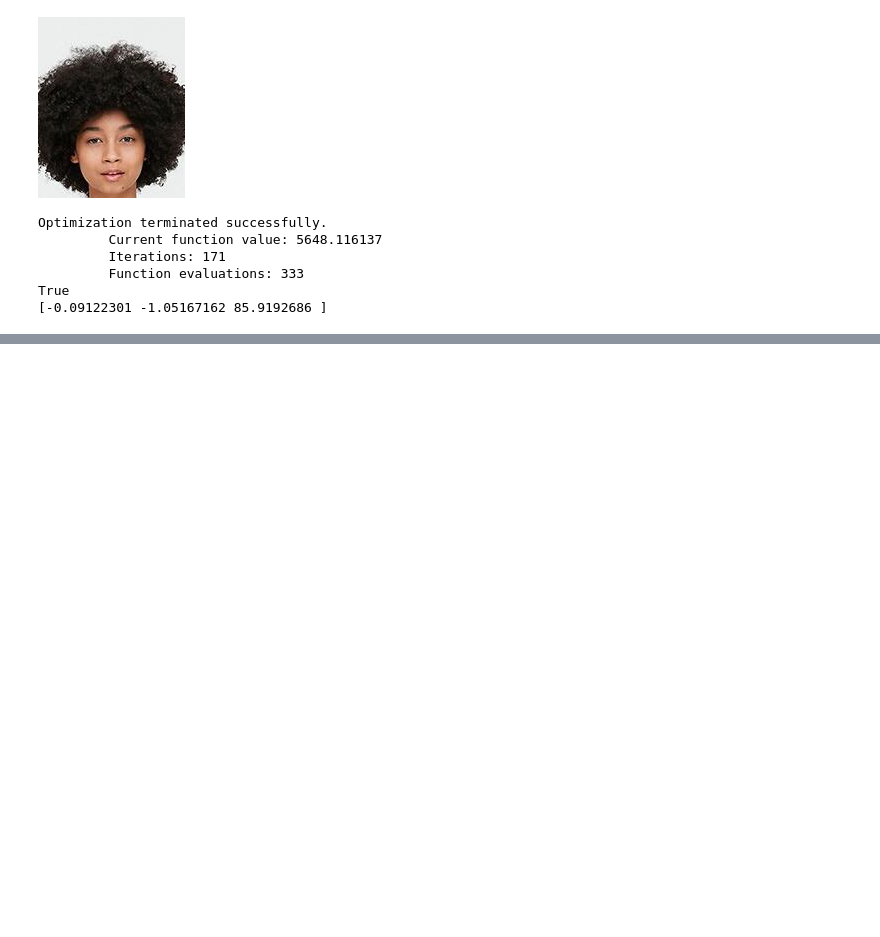
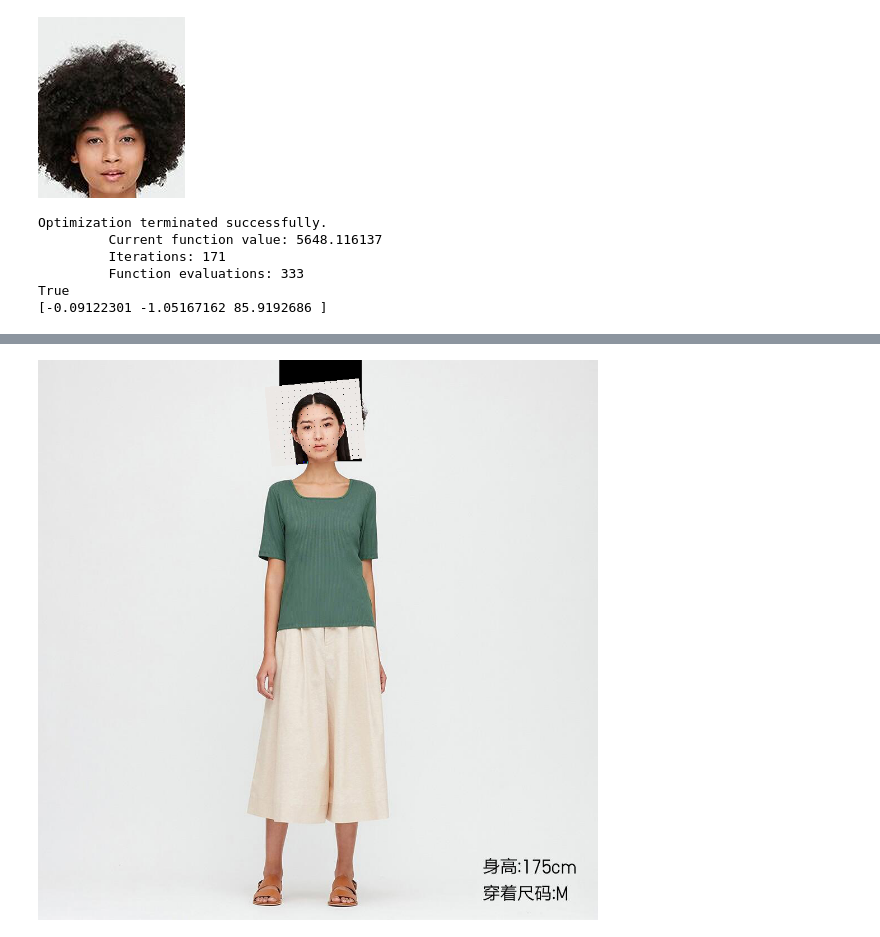
Before and after one commit to PuppyWolf/headswap, a Jupyter notebook: head_swap_exp1.ipynb, the cells around one changed output, grey strips where cells are left out. Drawn from its saved outputs; the diff is of its cells as text; code cells hidden in the pictures; blank space fills up the shorter version.

```diff
--- a/head_swap_exp1.ipynb
+++ b/head_swap_exp1.ipynb
@@ -105,0 +138,5 @@ def image_transform( img: np.ndarray , T):
+# %%
+target_image_mask = img_target.copy()
+target_image_mask.paste(0, head_target)
+
+syn_img = np.where(source_img_warp , source_img_warp , np.array(target_image_mask) )
@@ -105,0 +147,6 @@ def image_transform( img: np.ndarray , T):
+# %%
+# 改进  ：1. 预估的一个旋转变换， 模特头部不能歪，需要通过其它方法来实现。2. 脖子歪了，显然不适合下一步融合。
+
+Image.fromarray(syn_img)
+# %% [output]
+[figure, added]
```
Also changed, not shown: parts of 5 cells of this notebook, 3 other files.
